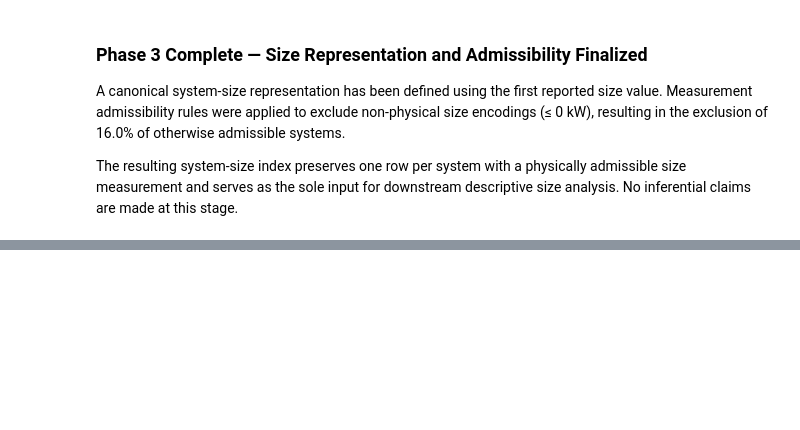
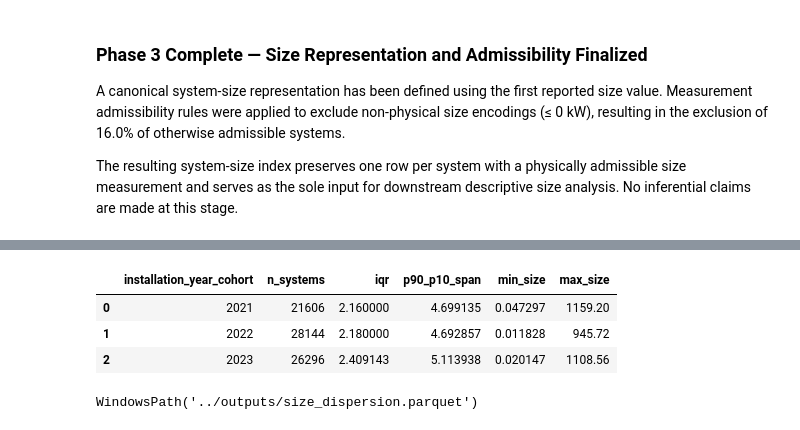
Before and after one commit to AsmaaELBorki/02_tts_baselines, a Jupyter notebook: notebooks/02_system_size_descriptives_and_reference_distributions.ipynb, the cells around one changed output, grey strips where cells are left out. Cells and saved outputs as stored; diff of their text form; code cells hidden in the pictures; blank space fills up the shorter version.

```diff
--- a/notebooks/02_system_size_descriptives_and_reference_distributions.ipynb
+++ b/notebooks/02_system_size_descriptives_and_reference_distributions.ipynb
@@ -443,0 +791,28 @@ stage.
+# %%
+# Compute dispersion metrics by context
+size_dispersion = size_distributions.assign(
+    iqr=lambda df: df["p75"] - df["p25"],
+    p90_p10_span=lambda df: df["p90"] - df["p10"]
+)[[
+    "installation_year_cohort",
+    "n_systems",
+    "iqr",
+    "p90_p10_span",
+    "min_size",
+    "max_size"
+]]
+
+size_dispersion
+# %% [output]
+|  | installation_year_cohort | n_systems | iqr | p90_p10_span | min_size | max_size |
+| 0 | 2021 | 21606 | 2.160000 | 4.699135 | 0.047297 | 1159.20 |
+| 1 | 2022 | 28144 | 2.180000 | 4.692857 | 0.011828 | 945.72 |
+| 2 | 2023 | 26296 | 2.409143 | 5.113938 | 0.020147 | 1108.56 |
+# %%
+SIZE_DISPERSION_PATH = Path("../outputs/size_dispersion.parquet")
+
+size_dispersion.to_parquet(SIZE_DISPERSION_PATH, index=False)
+
+SIZE_DISPERSION_PATH
+# %% [output]
+WindowsPath('../outputs/size_dispersion.parquet')
```
Also changed, not shown: parts of 31 cells of this notebook, 4 other files.
